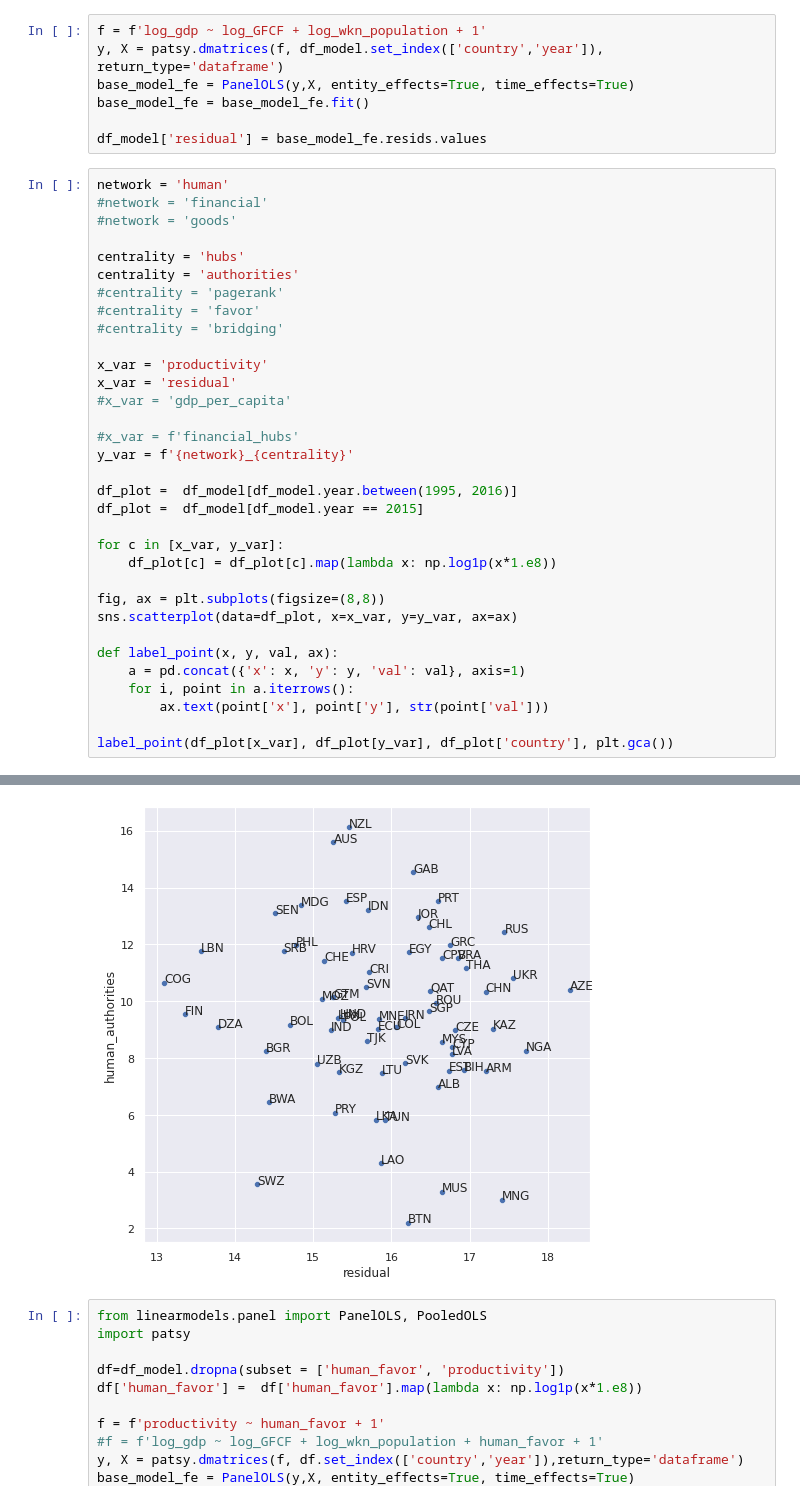
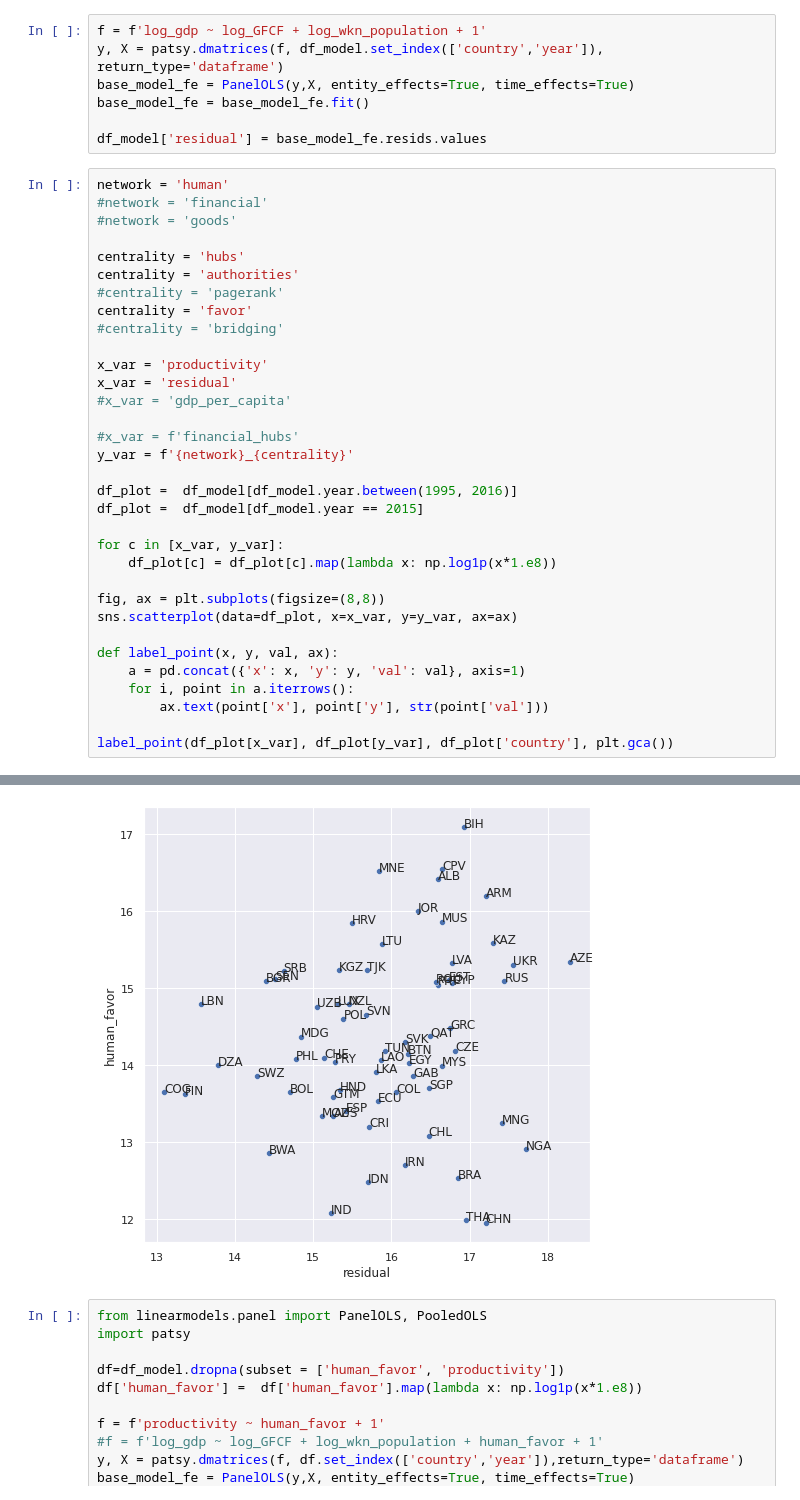
Before and after one commit to jaimeoliver1/social_capital_in_trade_networks, a Jupyter notebook: notebooks/10_EDA_centralities.ipynb, the cells around one changed output, grey strips where cells are left out. Drawn from its saved outputs; the diff is of its cells as text.

Commit message:
update figures
Pushed from Domino: https://domino.clarity.ai/u/jaime_oliver/social_capital/runs/613714ed3c81835e3197c62b

```diff
--- a/notebooks/10_EDA_centralities.ipynb
+++ b/notebooks/10_EDA_centralities.ipynb
@@ -43,7 +43,7 @@ network = 'human'
 centrality = 'hubs'
 centrality = 'authorities'
 #centrality = 'pagerank'
-#centrality = 'favor'
+centrality = 'favor'
 #centrality = 'bridging'
 
 x_var = 'productivity'
@@ -59,34 +59,34 @@ df_plot =  df_model[df_model.year == 2015]
 for c in [x_var, y_var]:
     df_plot[c] = df_plot[c].map(lambda x: np.log1p(x*1.e8))
 
 fig, ax = plt.subplots(figsize=(8,8))
 sns.scatterplot(data=df_plot, x=x_var, y=y_var, ax=ax)
 
 def label_point(x, y, val, ax):
     a = pd.concat({'x': x, 'y': y, 'val': val}, axis=1)
     for i, point in a.iterrows():
         ax.text(point['x'], point['y'], str(point['val']))
 
 label_point(df_plot[x_var], df_plot[y_var], df_plot['country'], plt.gca())
 # %% [output]
 A value is trying to be set on a copy of a slice from a DataFrame.
 Try using .loc[row_indexer,col_indexer] = value instead
 
 See the caveats in the documentation: https://pandas.pydata.org/pandas-docs/stable/user_guide/indexing.html#returning-a-view-versus-a-copy
 posx and posy should be finite values
 posx and posy should be finite values
 posx and posy should be finite values
 posx and posy should be finite values
 posx and posy should be finite values
 posx and posy should be finite values
 posx and posy should be finite values
 posx and posy should be finite values
 ... (140 lines left out)
 posx and posy should be finite values
 posx and posy should be finite values
 posx and posy should be finite values
 posx and posy should be finite values
-[figure, old version]
+[figure, new version]
 # %%
 from linearmodels.panel import PanelOLS, PooledOLS
 import patsy
```
Also changed, not shown: parts of 5 cells of this notebook, 13 other files.
